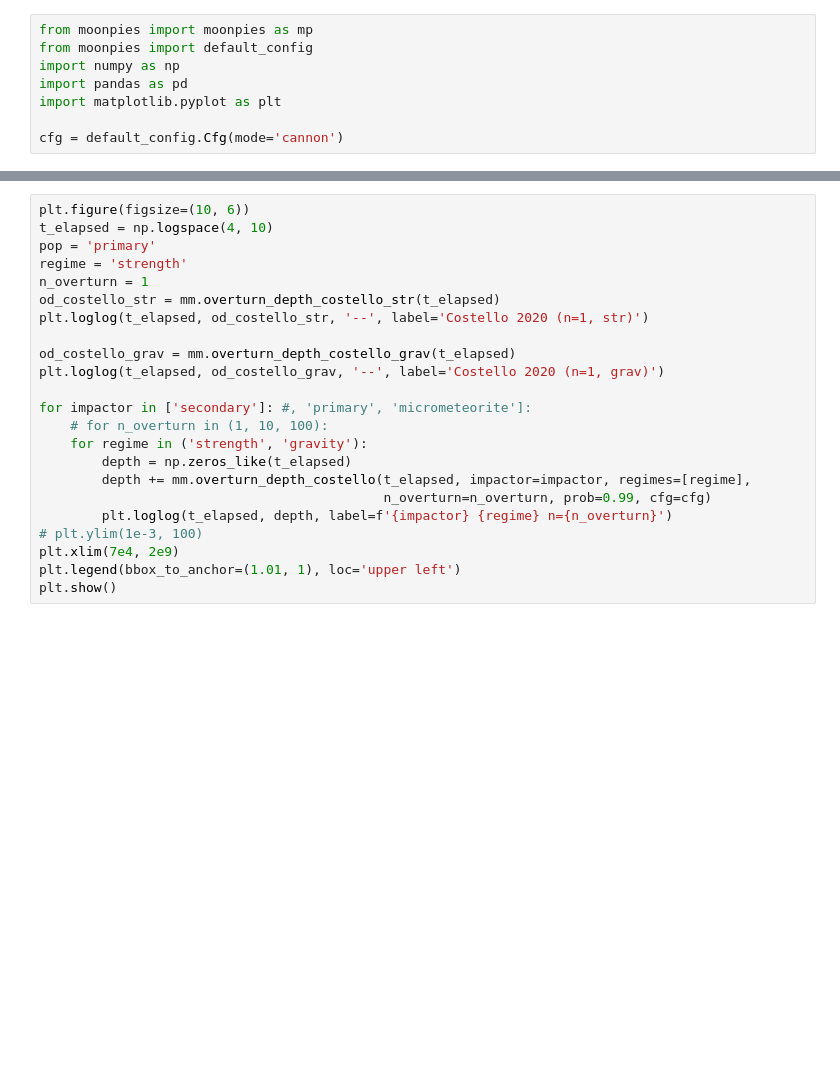
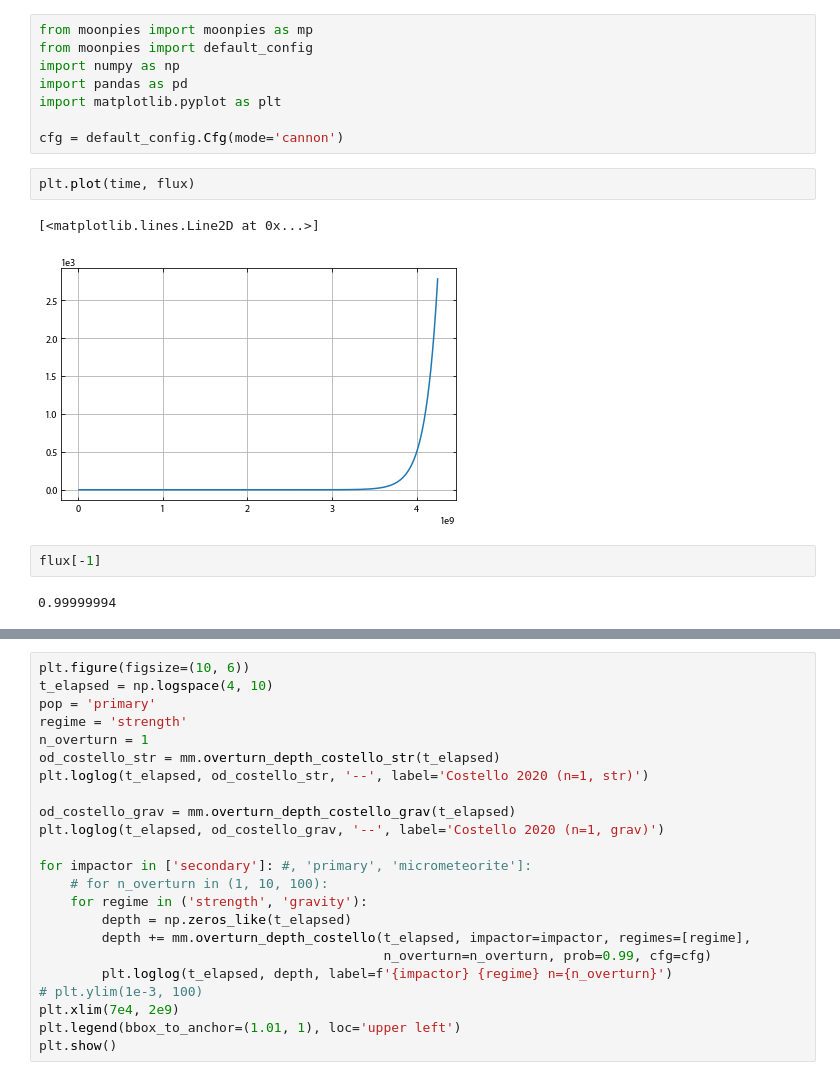
Before and after one commit to cjtu/moonpies, a Jupyter notebook: notebooks/overturn_figs.ipynb, the cells around one changed output, grey strips where cells are left out. Drawn from its saved outputs; the diff is of its cells as text; blank space fills up the shorter version.

```diff
--- a/notebooks/overturn_figs.ipynb
+++ b/notebooks/overturn_figs.ipynb
@@ -6,3 +6,12 @@ import pandas as pd
 import matplotlib.pyplot as plt
 
 cfg = default_config.Cfg(mode='cannon')
+# %%
+plt.plot(time, flux)
+# %% [output]
+[<matplotlib.lines.Line2D at 0x...>]
+[figure, added]
+# %%
+flux[-1]
+# %% [output]
+0.99999994
```
Also changed, not shown: parts of 1 cell of this notebook, 16 other files.
